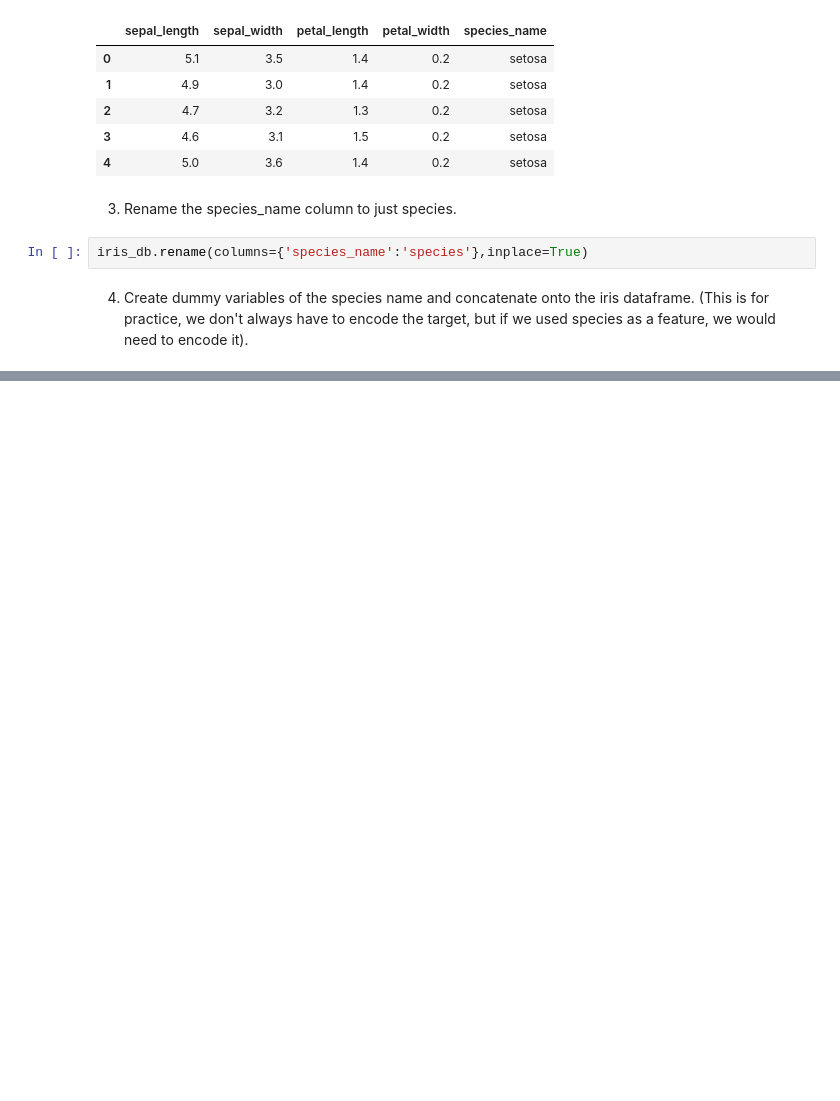
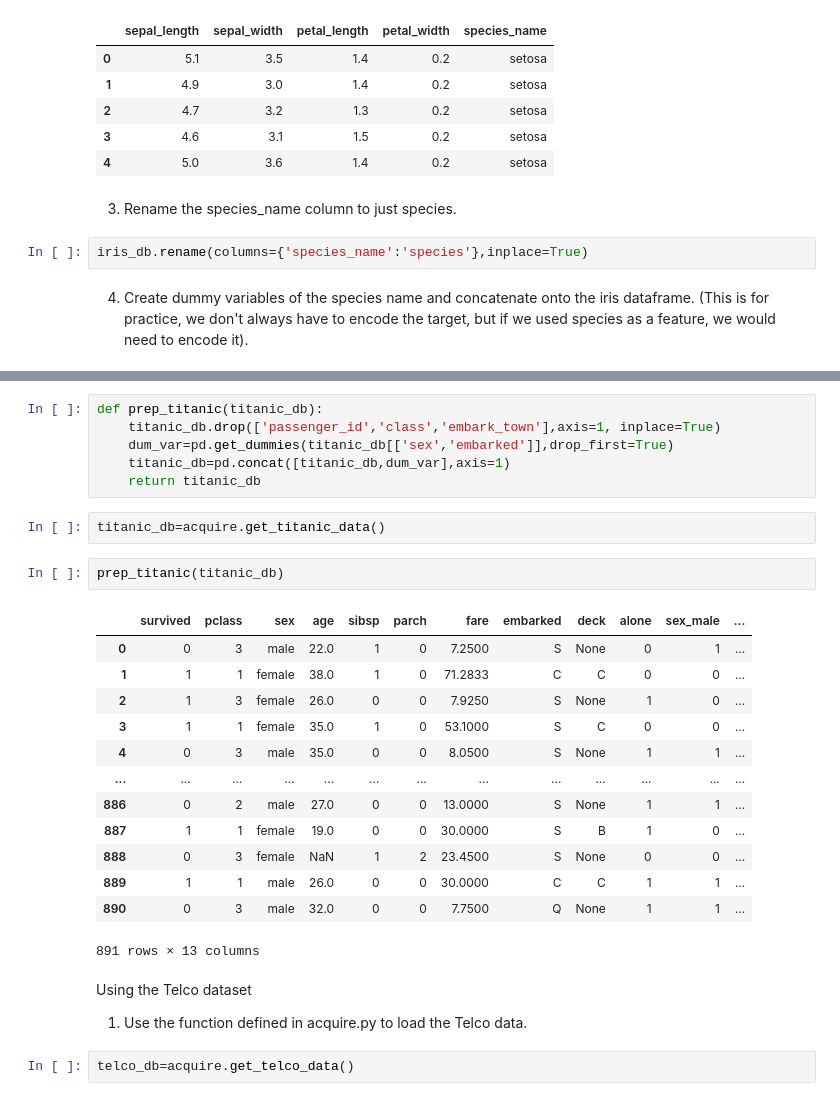
Before and after one commit to joe-bennett/classification-exercises, a Jupyter notebook: classification_exercises.ipynb, the cells around one changed output, grey strips where cells are left out. Cells and saved outputs as stored; diff of their text form; blank space fills up the shorter version.

```diff
--- a/classification_exercises.ipynb
+++ b/classification_exercises.ipynb
@@ -544,0 +692,30 @@ iris_db.rename(columns={'species_name':'species'},inplace=True)
+# %%
+def prep_titanic(titanic_db):
+    titanic_db.drop(['passenger_id','class','embark_town'],axis=1, inplace=True)
+    dum_var=pd.get_dummies(titanic_db[['sex','embarked']],drop_first=True)
+    titanic_db=pd.concat([titanic_db,dum_var],axis=1)
+    return titanic_db
+# %%
+titanic_db=acquire.get_titanic_data()
+# %%
+prep_titanic(titanic_db)
+# %% [output]
+|  | survived | pclass | sex | age | sibsp | parch | fare | embarked | deck | alone | sex_male | ... |
+| 0 | 0 | 3 | male | 22.0 | 1 | 0 | 7.2500 | S | None | 0 | 1 | ... |
+| 1 | 1 | 1 | female | 38.0 | 1 | 0 | 71.2833 | C | C | 0 | 0 | ... |
+| 2 | 1 | 3 | female | 26.0 | 0 | 0 | 7.9250 | S | None | 1 | 0 | ... |
+| 3 | 1 | 1 | female | 35.0 | 1 | 0 | 53.1000 | S | C | 0 | 0 | ... |
+| 4 | 0 | 3 | male | 35.0 | 0 | 0 | 8.0500 | S | None | 1 | 1 | ... |
+| ... | ... | ... | ... | ... | ... | ... | ... | ... | ... | ... | ... | ... |
+| 886 | 0 | 2 | male | 27.0 | 0 | 0 | 13.0000 | S | None | 1 | 1 | ... |
+| 887 | 1 | 1 | female | 19.0 | 0 | 0 | 30.0000 | S | B | 1 | 0 | ... |
+| 888 | 0 | 3 | female | NaN | 1 | 2 | 23.4500 | S | None | 0 | 0 | ... |
+| 889 | 1 | 1 | male | 26.0 | 0 | 0 | 30.0000 | C | C | 1 | 1 | ... |
+| 890 | 0 | 3 | male | 32.0 | 0 | 0 | 7.7500 | Q | None | 1 | 1 | ... |
+891 rows × 13 columns
+# %% [markdown]
+Using the Telco dataset
+
+1) Use the function defined in acquire.py to load the Telco data.
+# %%
+telco_db=acquire.get_telco_data()
```
Also changed, not shown: parts of 27 cells of this notebook.
